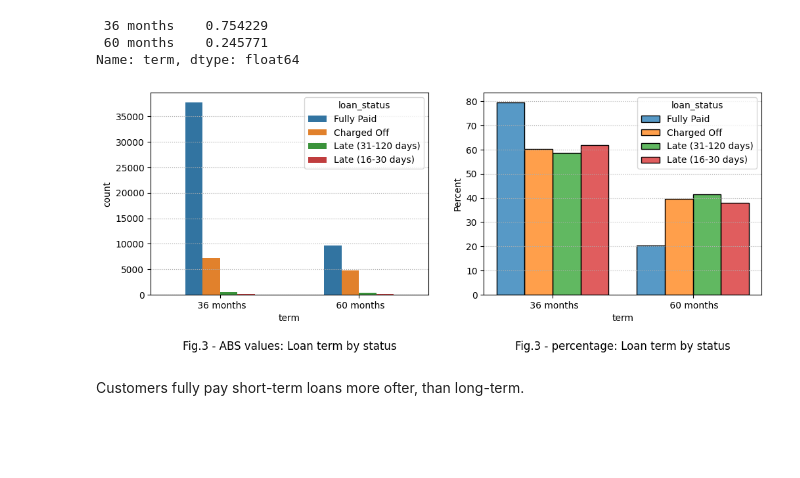
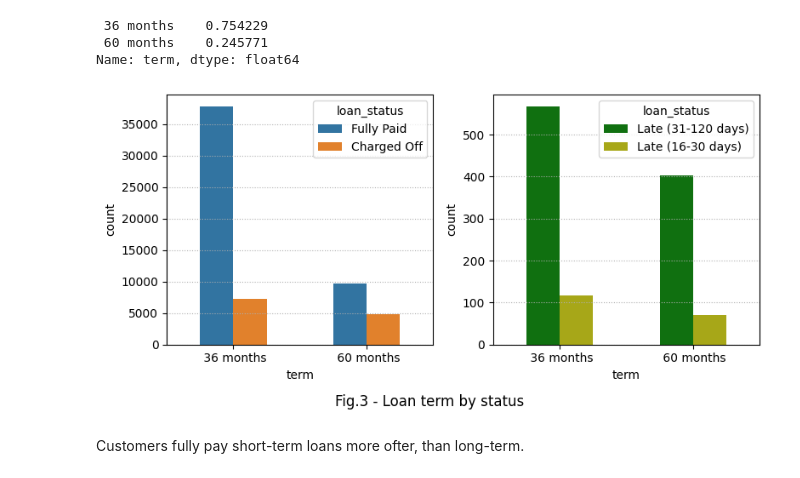
Before and after one commit to Alex1iv/Loan_repayment, a Jupyter notebook: notebooks/Loan_repayment.ipynb, the cells around one changed output. Saved outputs shown, nothing was run; the diff lists cells and outputs as text; code cells hidden in the pictures; blank space fills up the shorter version.

Commit message:
add figures

```diff
--- a/notebooks/Loan_repayment.ipynb
+++ b/notebooks/Loan_repayment.ipynb
@@ -218,0 +231,21 @@ data['grade'].compare(data['sub_grade'].astype(str).str[0])
+# %%
+new_order = list(np.sort(data['grade'].unique()))
+print('Number of unique categories: ', len(new_order))
+temp1 = data[(data['loan_status']=='Fully Paid') | (data['loan_status']=='Charged Off')]
+temp2 = data[(data['loan_status']=='Late (16-30 days)') | (data['loan_status']=='Late (31-120 days)')]
+fig_id=2
+
+fig, ax = plt.subplots(1,2, figsize=(10, 4))
+sns.countplot(data=temp1, x='grade', hue='loan_status', width=0.7, ax=ax[0], order=new_order) #, palette=['b','r']
+ax[0].yaxis.grid(linestyle=':')
+ax[0].set_title('Status: Fully paid or Charged Off', y=-0.3)
+
+ax[1] = sns.countplot(data=temp2, x='grade', hue='loan_status', width=0.7, order=new_order, palette=['g','y'])
+ax[1].yaxis.grid(linestyle=':')
+ax[1].set_title('Status: Late 16-30 / 31-120 days ', y=-0.3)
+
+plt.suptitle(f'Fig.{fig_id} - Assigned loan grade by status ', y=-0.0)
+#ax.set_yscale('log');
+plt.tight_layout()
+
+plt.savefig(os.path.join(path_figures, f'fig_{fig_id}.png'))
@@ -255,14 +269,22 @@ Name: term, dtype: float64
 # %%
-fig, ax = plt.subplots(1,2, figsize=(12, 4))
-fig = sns.countplot(data=data, x='term', hue='loan_status', width=0.5, ax=ax[0])
+fig_id=3
+
+fig, ax = plt.subplots(1,2, figsize=(8, 4))
+fig = sns.countplot(data=temp1, x='term', hue='loan_status', width=0.5, ax=ax[0]) #, palette=['b','r']
 ax[0].yaxis.grid(linestyle=':')
-ax[0].set_title('Fig.3 - ABS values: Loan term by status', y=-0.3);
+#ax[0].set_title('Status: Fully paid or Charged Off', y=-0.3)
 
-ax[1] = sns.histplot(data=data, x='term', hue='loan_status', stat='percent', shrink=0.8, multiple="dodge",common_norm=False)
+fig = sns.countplot(data=temp2, x='term', hue='loan_status', width=0.5, ax=ax[1], palette=['g','y'])
 ax[1].yaxis.grid(linestyle=':')
-ax[1].set_title('Fig.3 - percentage: Loan term by status', y=-0.3);
+#ax[1].set_title('Status: Late 16-30 / 31-120 days ', y=-0.3)
+
+plt.suptitle(f'Fig.{fig_id} - Loan term by status ', y=-0.0)
+#ax.set_yscale('log');
+plt.tight_layout()
+
+plt.savefig(os.path.join(path_figures, f'fig_{fig_id}.png'))
 # %% [output]
-[figure, old version]
+[figure, new version]
 # %% [markdown]
 Customers fully pay short-term loans more ofter, than long-term.
 # %% [markdown]
```
Also changed, not shown: parts of 25 cells of this notebook, 3 other files.
